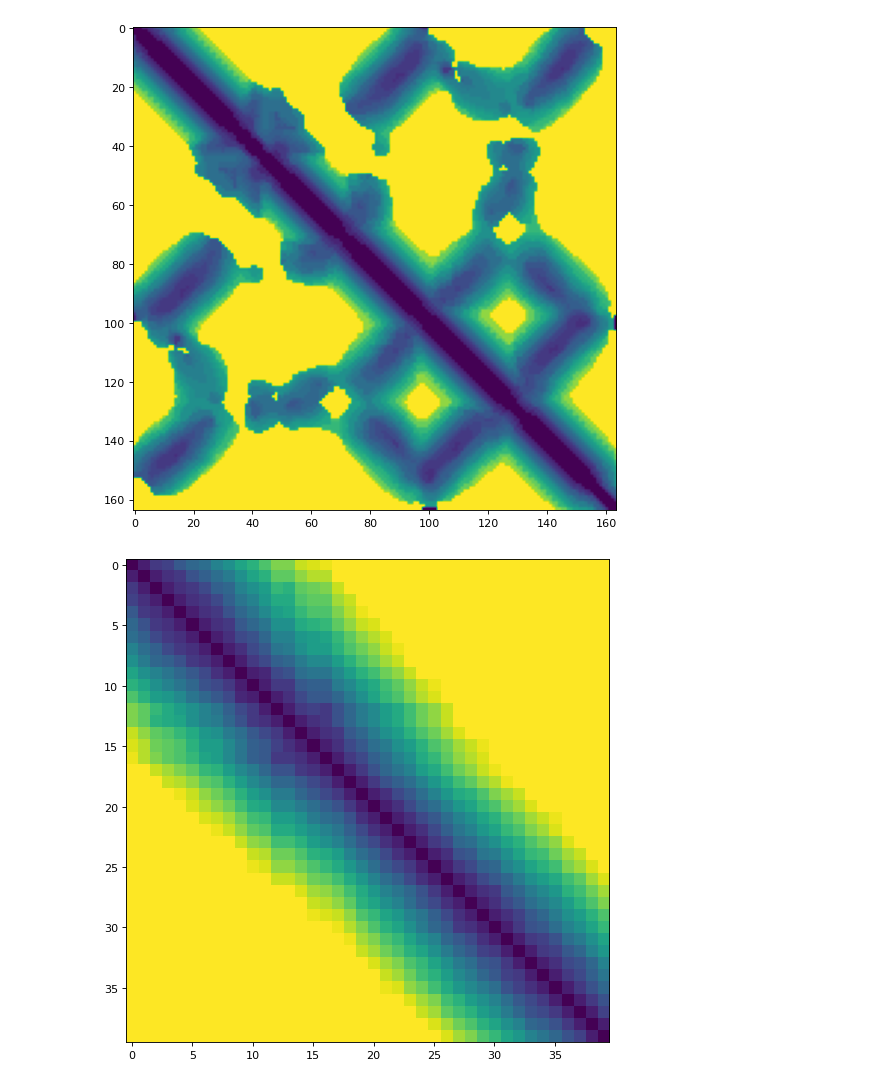
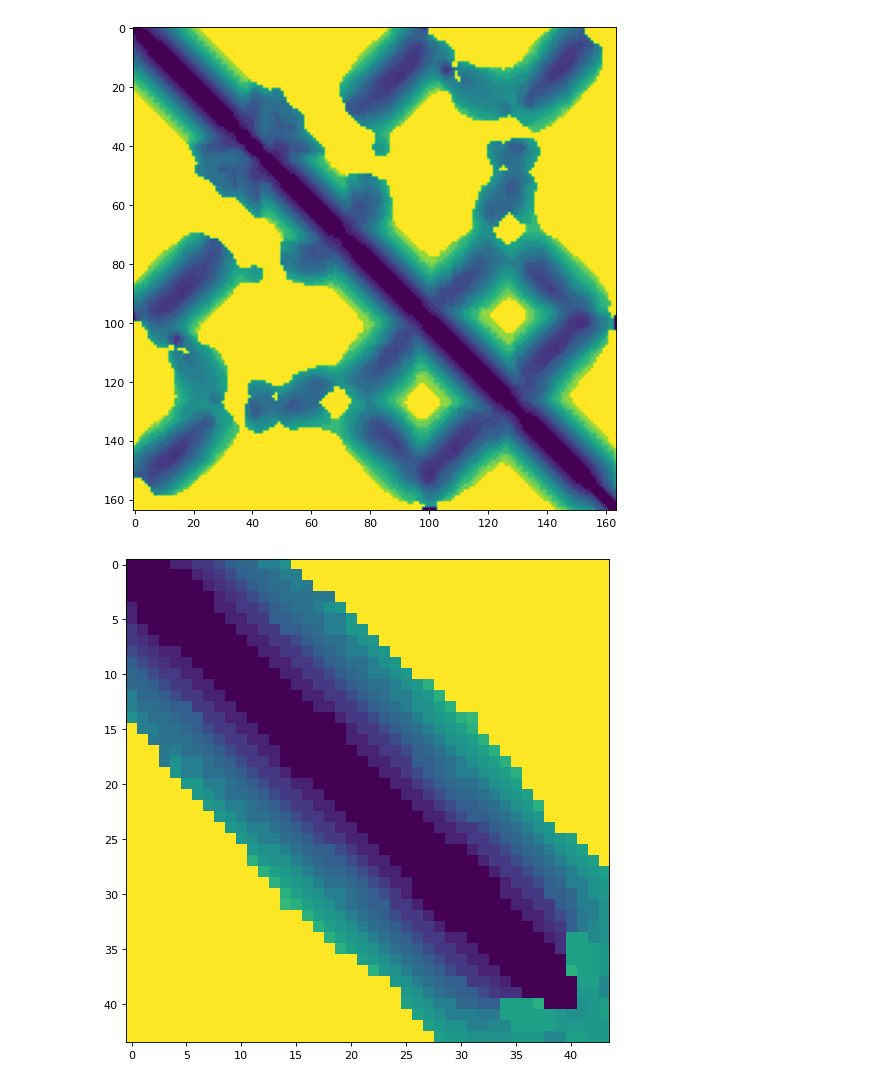
Before and after one commit to ychuhp/scoring_random_omega, a Jupyter notebook: Untitled.ipynb, the cells around one changed output. Saved outputs shown, nothing was run; the diff lists cells and outputs as text; code cells hidden in the pictures.

```diff
--- a/Untitled.ipynb
+++ b/Untitled.ipynb
@@ -184,11 +190,11 @@ util.plot_image(x)
 # %%
 import torch
 import util
 
-#x = torch.load('distm/dist')
-x = torch.load('af2_distm/dist')
+x = torch.load('distm/dist')
+#x = torch.load('af2_distm/dist')
 #x = torch.load('distm/confidence_mask')
 x.shape
 util.plot_image(x)
 # %% [output]
-[figure, old version]
+[figure, new version]
```
Also changed, not shown: parts of 3 cells of this notebook, 13 other files.
